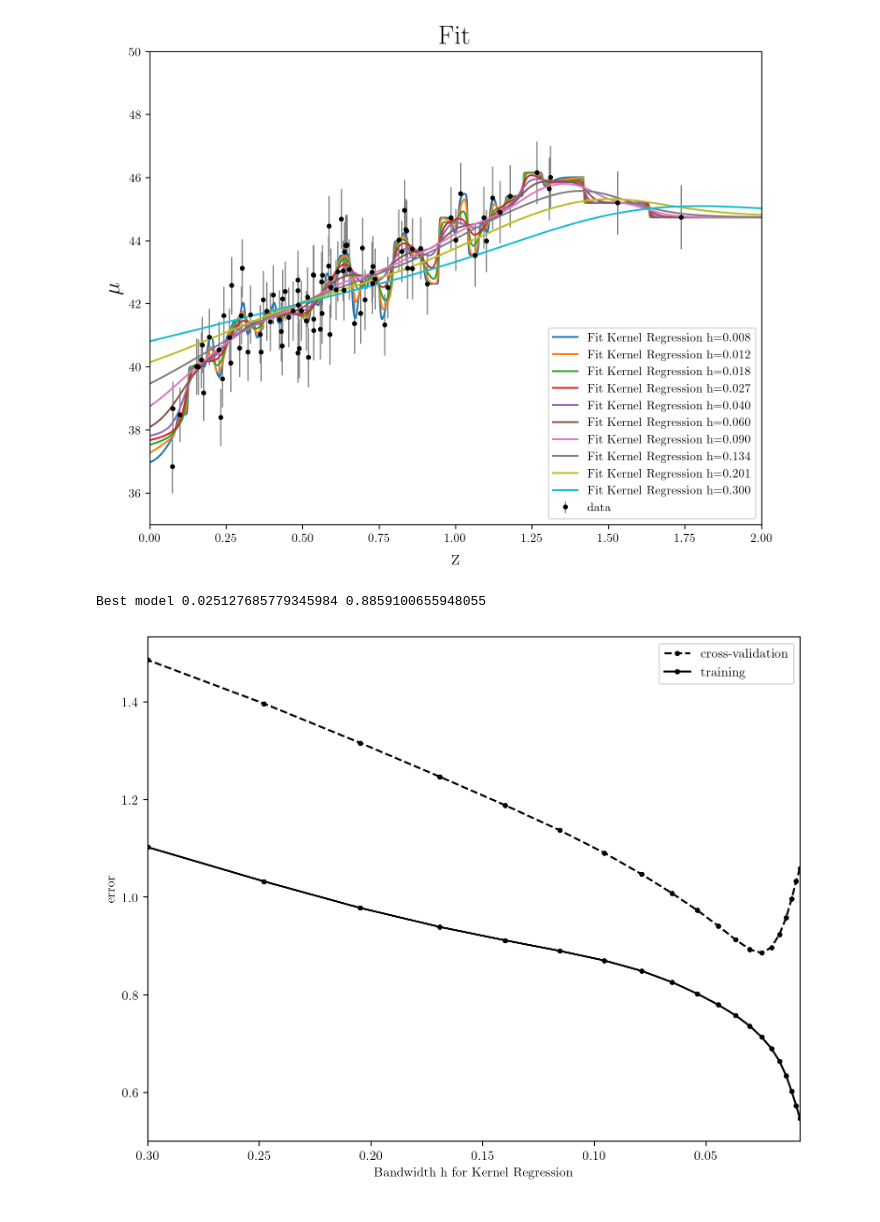
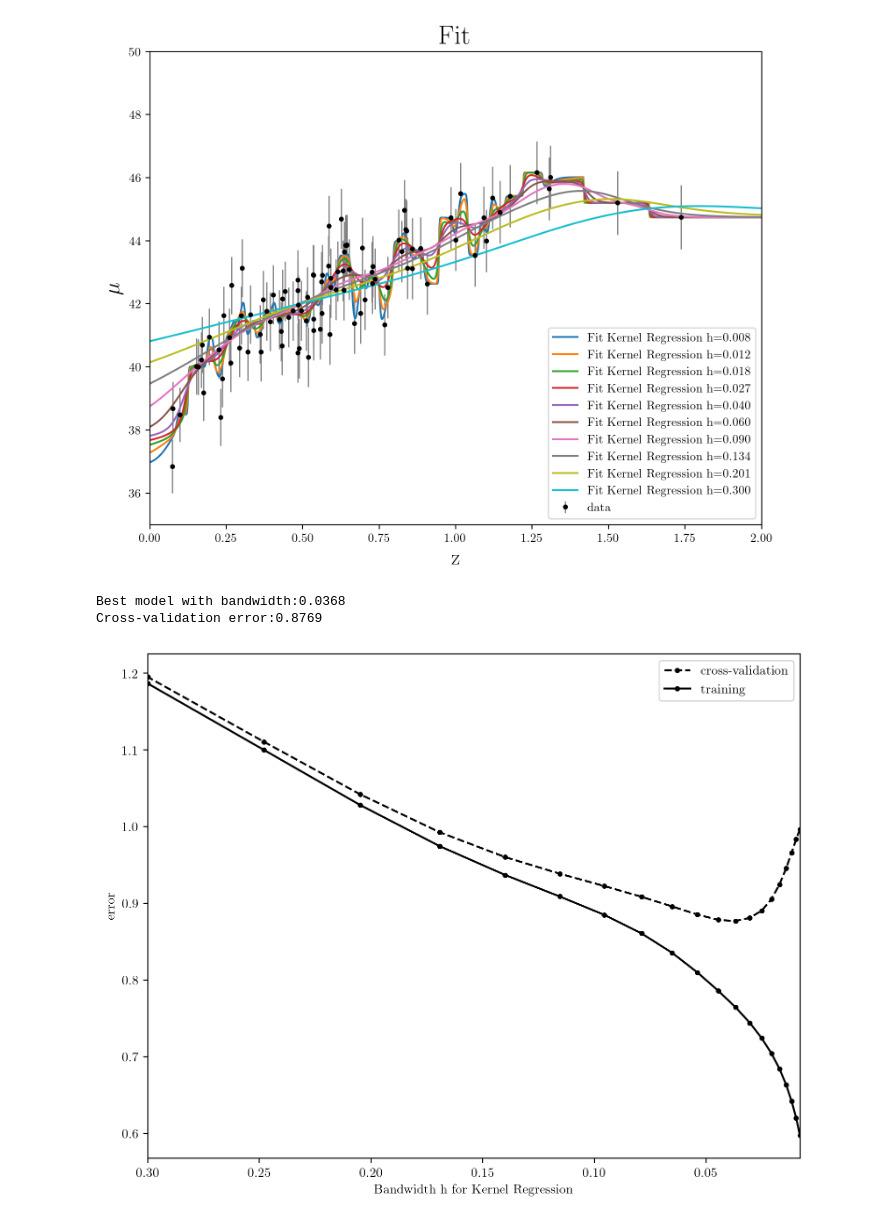
Before and after one commit to ludovicarbone/astrostatistics_bicocca_2024, a Jupyter notebook: working/L17_es.ipynb, the cells around one changed output. Cells and saved outputs as stored; diff of their text form; code cells hidden in the pictures.

```diff
--- a/working/L17_es.ipynb
+++ b/working/L17_es.ipynb
@@ -269,13 +278,13 @@ for s in sigma:
 
     mu_pred = model.predict(z_fit[:,np.newaxis])
 
-    plt.plot(z_fit, mu_pred, label=f'Fit Basis Function n=5 $\sigma$={s:.3f}')
+    plt.plot(z_fit, mu_pred, label=f'Fit Basis Function $\sigma$={s:.3f}')
 
 plt.xlabel("z", fontsize=18)
 plt.ylabel("$\mu$", fontsize=18)
 plt.legend(loc='lower right')
 plt.xlim(0, 2)
 plt.ylim(35, 50)
-plt.title(f'Fit', fontsize=22)
+plt.title(f'Fit - fixing n=5', fontsize=22)
 plt.show()
 # %% [output]
@@ -355,0 +340,16 @@ plt.show()
+# %%
+#fiting best model
+z_gridtest = np.linspace(0, 2, int(best_degree))[:, None]
+best_model = BasisFunctionRegression('gaussian', mu=z_gridtest, sigma=1.5)
+best_model.fit(z_sample, mu_sample, dmu)
+
+mu_fit = best_model.predict(z_fit[:, None])
+
+plt.figure(figsize=(9, 7))
+plt.errorbar(z_sample, mu_sample, dmu, fmt='.k', ecolor='gray', lw=1, label='data')
+plt.plot(z_fit, mu_fit, color='violet', label='Best Model Fit')
+plt.xlabel('z')
+plt.ylabel('mu')
+plt.title(f'Best Model Fit with {int(best_degree)} Gaussian Functions')
+plt.legend()
+plt.show()
@@ -384,31 +468,42 @@ plt.show()
 # %%
 bandw = np.geomspace(0.008, 0.3, 20)
 
-z_train, z_val, mu_train, mu_val, dmu_train, dmu_val = train_test_split(z_sample, mu_sample, dmu, test_size=0.3, random_state=7)
+kf = KFold(n_splits=5, shuffle=True, random_state=13)
 training_err = []
 crossval_err = []
 
 for h in bandw:
+    train_errors = []
+    val_errors = []
 
-    model = NadarayaWatson(kernel='gaussian', h=h)
-    model.fit(z_train, mu_train, dmu_train)
+    for train_index, val_index in kf.split(z_sample):
+        z_train, z_val = z_sample[train_index], z_sample[val_index]
+        mu_train, mu_val = mu_sample[train_index], mu_sample[val_index]
+        dmu_train, dmu_val = dmu[train_index], dmu[val_index]
 
-    train_pred = model.predict(z_train.reshape(-1, 1))
-    val_pred = model.predict(z_val.reshape(-1, 1))
+        model = NadarayaWatson(kernel='gaussian', h=h)
+        model.fit(z_train, mu_train, dmu_train)
 
-    training_err.append(np.sqrt(np.mean((train_pred - mu_train) ** 2)))
-    crossval_err.append(np.sqrt(np.mean((val_pred - mu_val) ** 2)))
+        train_pred = model.predict(z_train.reshape(-1, 1))
+        val_pred = model.predict(z_val.reshape(-1, 1))
 
-print("Best model", bandw[np.argmin(crossval_err)], min(crossval_err))
+        train_errors.append(np.sqrt(np.mean((train_pred - mu_train) ** 2)))
+        val_errors.append(np.sqrt(np.mean((val_pred - mu_val) ** 2)))
+
+    training_err.append(np.mean(train_errors))
+    crossval_err.append(np.mean(val_errors))
+
+print(f"Best model with bandwidth:{bandw[np.argmin(crossval_err)]:.4f} \nCross-validation error:{min(crossval_err):.4f}")
 
 plt.figure(figsize=(9, 7))
 plt.plot(bandw, crossval_err, '--k', marker='.', label='cross-validation')
 plt.plot(bandw, training_err, '-k', marker='.', label='training')
 plt.xlabel('Bandwidth h for Kernel Regression')
-plt.xlim(bandw[-1],bandw[0]) #to have the usual descending behavior
+plt.xlim(bandw[-1], bandw[0])
 plt.ylabel('error')
 plt.legend(loc='upper right')
 plt.show()
 # %% [output]
-Best model 0.025127685779345984 0.8859100655948055
+Best model with bandwidth:0.0368
+Cross-validation error:0.8769
-[figure, old version]
+[figure, new version]
```
Also changed, not shown: parts of 31 cells of this notebook, 2 other files.
